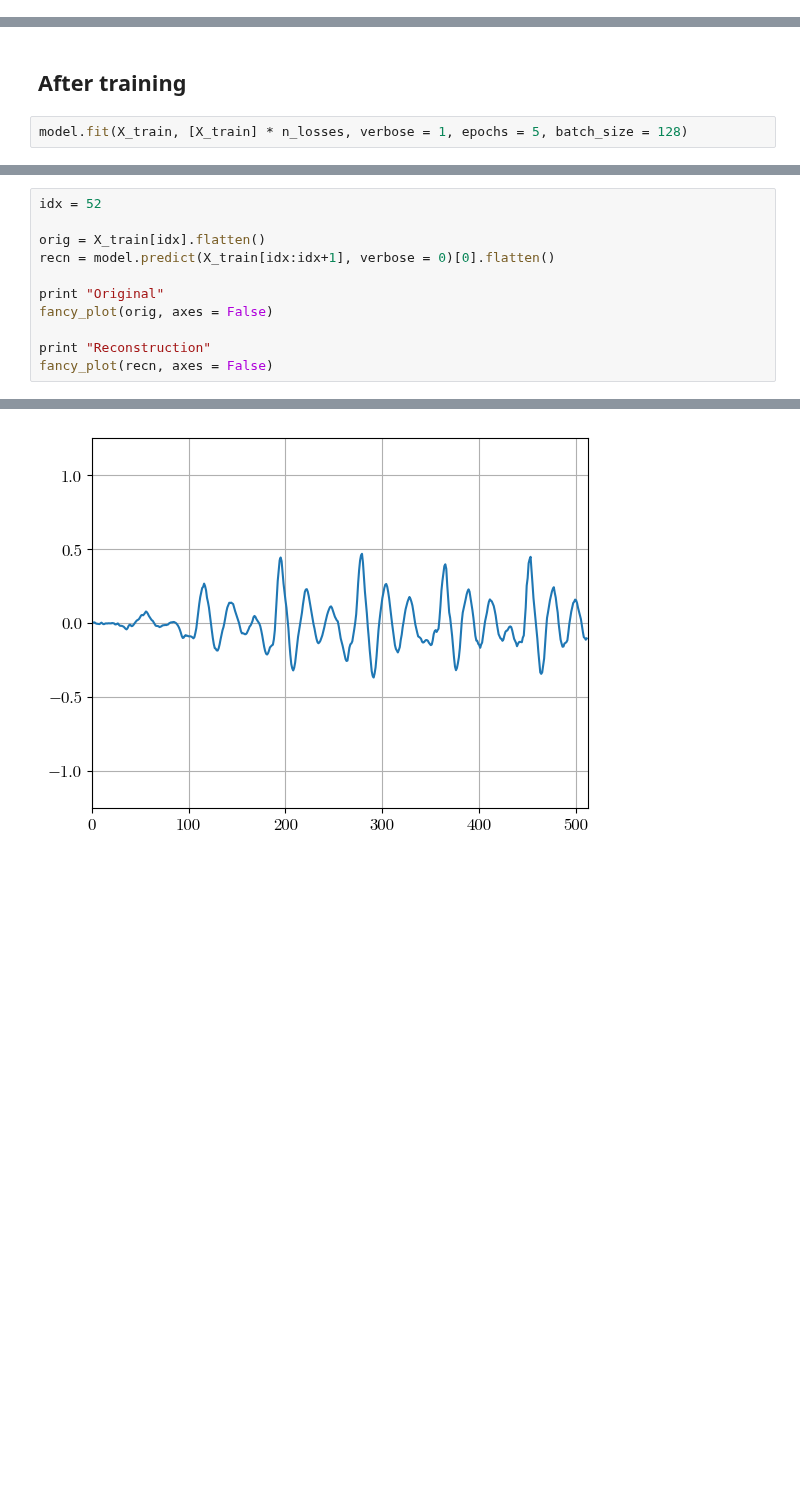
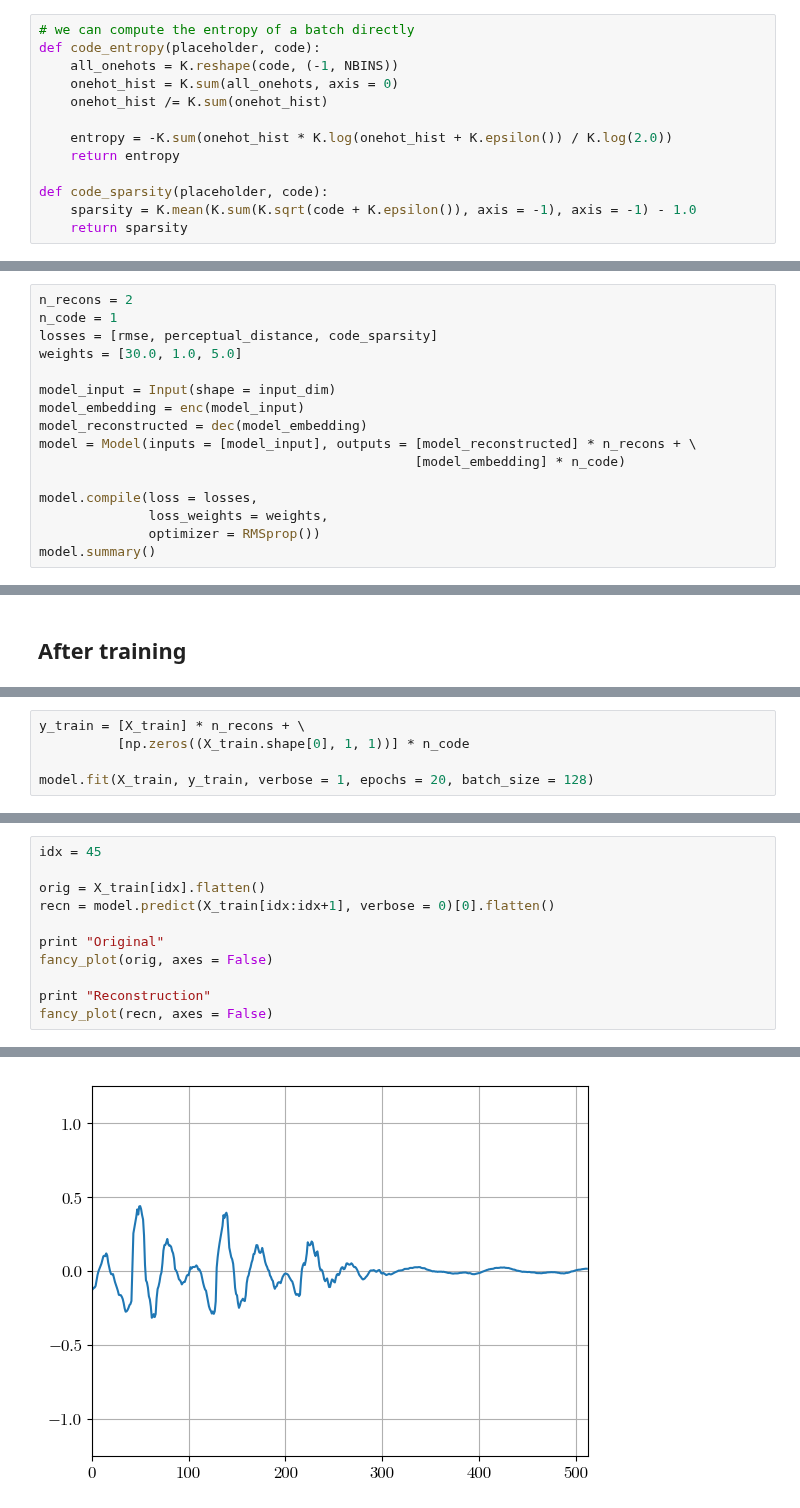
Before and after one commit to sri-kankanahalli/autoencoder-speech-compression, a Jupyter notebook: Non-Adaptive Quantization.ipynb, the cells around one changed output, grey strips where cells are left out. Drawn from its saved outputs; the diff is of its cells as text; blank space fills up the shorter version.

```diff
--- a/Non-Adaptive Quantization.ipynb
+++ b/Non-Adaptive Quantization.ipynb
@@ -88,5 +89,18 @@ X_train = np.copy(train_processed)
 1.0
 # %% [markdown]
 # Non-Adaptive Quantization
+# %%
+# we can compute the entropy of a batch directly
+def code_entropy(placeholder, code):
+    all_onehots = K.reshape(code, (-1, NBINS))
+    onehot_hist = K.sum(all_onehots, axis = 0)
+    onehot_hist /= K.sum(onehot_hist)
+
+    entropy = -K.sum(onehot_hist * K.log(onehot_hist + K.epsilon()) / K.log(2.0))
+    return entropy
+
+def code_sparsity(placeholder, code):
+    sparsity = K.mean(K.sum(K.sqrt(code + K.epsilon()), axis = -1), axis = -1) - 1.0
+    return sparsity
 # %%
 input_dim = (WINDOW_SIZE, 1)
@@ -128,0 +123,16 @@ _________________________________________________________________
+# %%
+n_recons = 2
+n_code = 1
+losses = [rmse, perceptual_distance, code_sparsity]
+weights = [30.0, 1.0, 5.0]
+
+model_input = Input(shape = input_dim)
+model_embedding = enc(model_input)
+model_reconstructed = dec(model_embedding)
+model = Model(inputs = [model_input], outputs = [model_reconstructed] * n_recons + \
+                                                [model_embedding] * n_code)
+
+model.compile(loss = losses,
+              loss_weights = weights,
+              optimizer = RMSprop())
+model.summary()
@@ -188,4 +212,2 @@ fancy_plot(x, y, dots = True)
 # %% [markdown]
 ## After training
-# %%
-model.fit(X_train, [X_train] * n_losses, verbose = 1, epochs = 5, batch_size = 128)
@@ -203,0 +214,5 @@ Epoch 5/5
+# %%
+y_train = [X_train] * n_recons + \
+          [np.zeros((X_train.shape[0], 1, 1))] * n_code
+
+model.fit(X_train, y_train, verbose = 1, epochs = 20, batch_size = 128)
@@ -211,15 +245,15 @@ PESQ:        3.32842898369
 # %%
-idx = 52
+idx = 45
 
 orig = X_train[idx].flatten()
 recn = model.predict(X_train[idx:idx+1], verbose = 0)[0].flatten()
 
 print "Original"
 fancy_plot(orig, axes = False)
 
 print "Reconstruction"
 fancy_plot(recn, axes = False)
 # %% [output]
 Original
-[figure, old version]
+[figure, new version]
 Reconstruction
```
Also changed, not shown: parts of 14 cells of this notebook, 8 other files.
